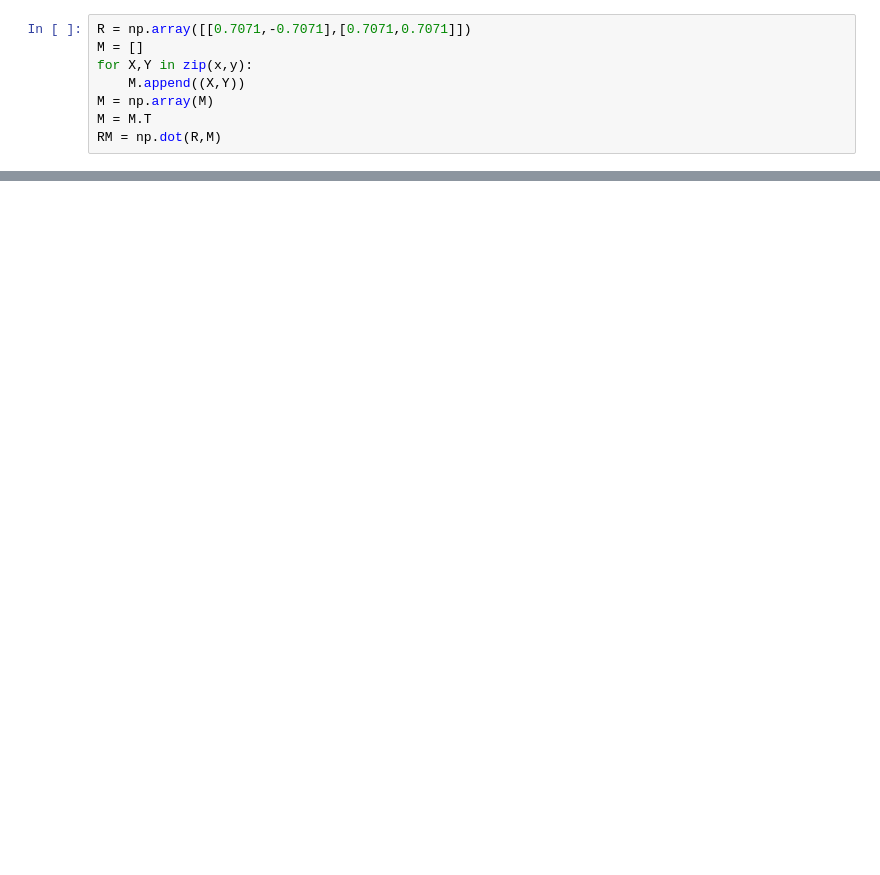
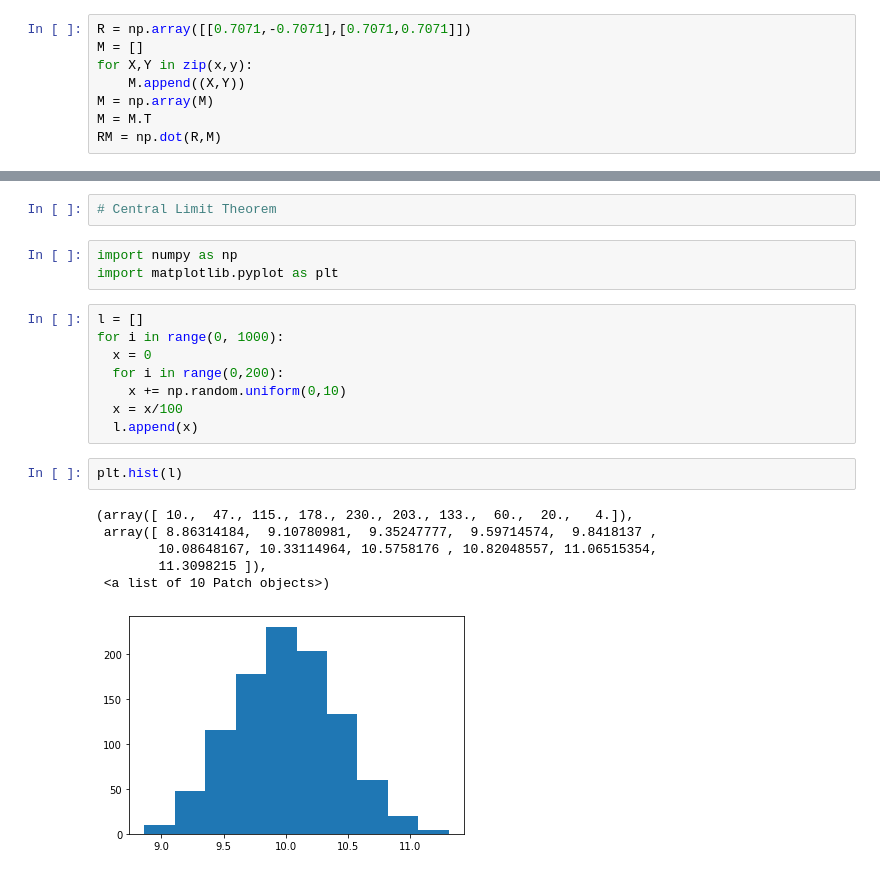
Before and after one commit to lashap28/Basic-Coding, a Jupyter notebook: PCA.ipynb, the cells around one changed output, grey strips where cells are left out. Cells and saved outputs as stored; diff of their text form; blank space fills up the shorter version.

```diff
--- a/PCA.ipynb
+++ b/PCA.ipynb
@@ -43,0 +73,22 @@ plt.scatter(np.zeros((500,)),np.dot(eigvec.T[1],RM))
+# %%
+# Central Limit Theorem
+# %%
+import numpy as np
+import matplotlib.pyplot as plt
+# %%
+l = []
+for i in range(0, 1000):
+  x = 0
+  for i in range(0,200):
+    x += np.random.uniform(0,10)
+  x = x/100
+  l.append(x)
+# %%
+plt.hist(l)
+# %% [output]
+(array([ 10.,  47., 115., 178., 230., 203., 133.,  60.,  20.,   4.]),
+ array([ 8.86314184,  9.10780981,  9.35247777,  9.59714574,  9.8418137 ,
+        10.08648167, 10.33114964, 10.5758176 , 10.82048557, 11.06515354,
+        11.3098215 ]),
+ <a list of 10 Patch objects>)
+[figure, added]
```
Also changed, not shown: parts of 8 cells of this notebook.
